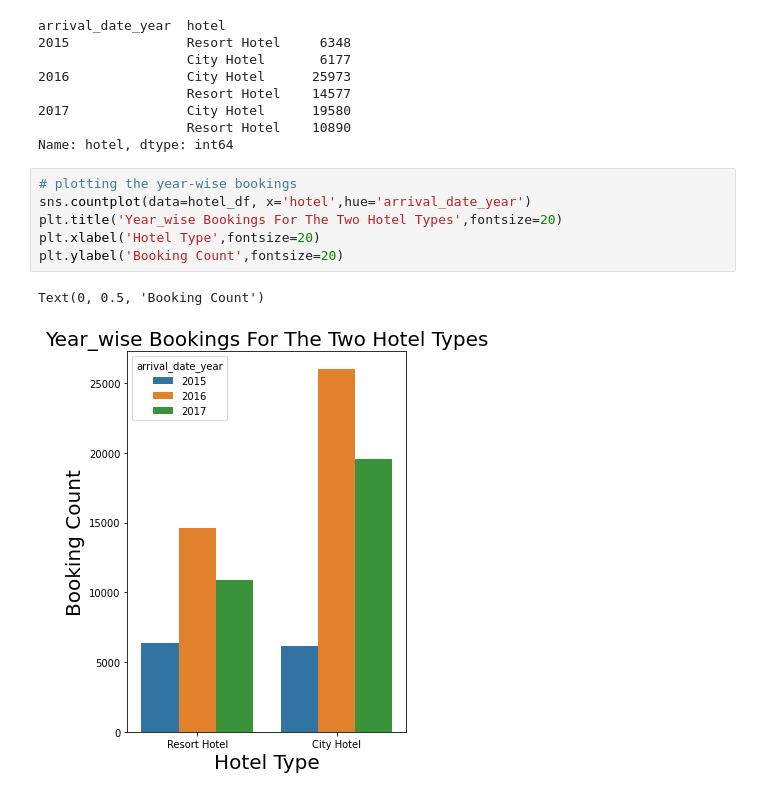
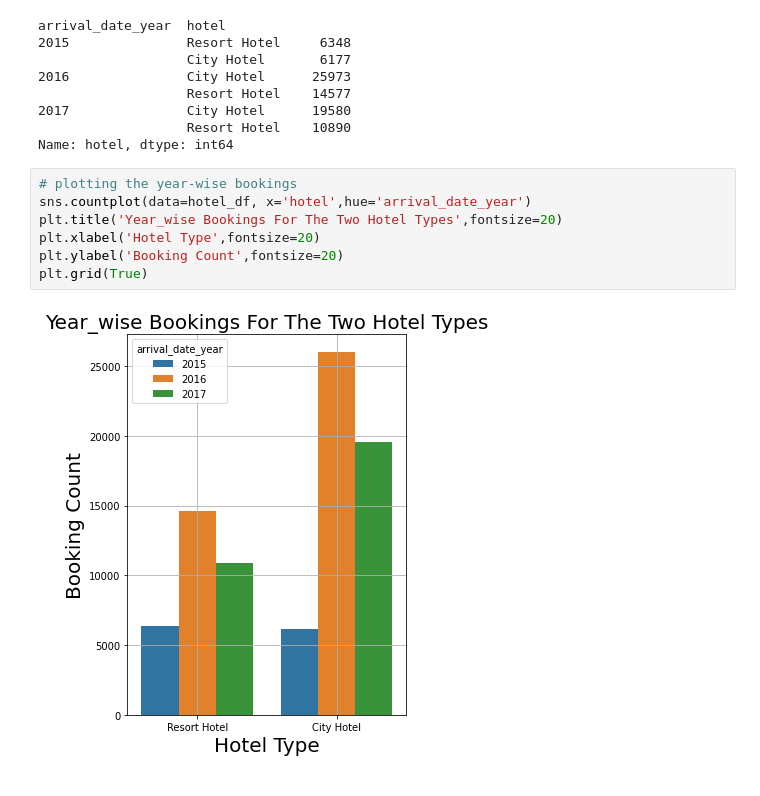
Before and after one commit to DharmeshRV/Hotel-Booking-Analysis, a Jupyter notebook: Hotel_Booking_Analysis_Capstone_Project.ipynb, the cells around one changed output. Cells and saved outputs as stored; diff of their text form.

```diff
--- a/Hotel_Booking_Analysis_Capstone_Project.ipynb
+++ b/Hotel_Booking_Analysis_Capstone_Project.ipynb
@@ -403,9 +403,9 @@ Name: hotel, dtype: int64
 # %%
 # plotting the year-wise bookings
 sns.countplot(data=hotel_df, x='hotel',hue='arrival_date_year')
 plt.title('Year_wise Bookings For The Two Hotel Types',fontsize=20)
 plt.xlabel('Hotel Type',fontsize=20)
 plt.ylabel('Booking Count',fontsize=20)
+plt.grid(True)
 # %% [output]
-Text(0, 0.5, 'Booking Count')
-[figure, old version]
+[figure, new version]
```
Also changed, not shown: parts of 26 cells of this notebook.
